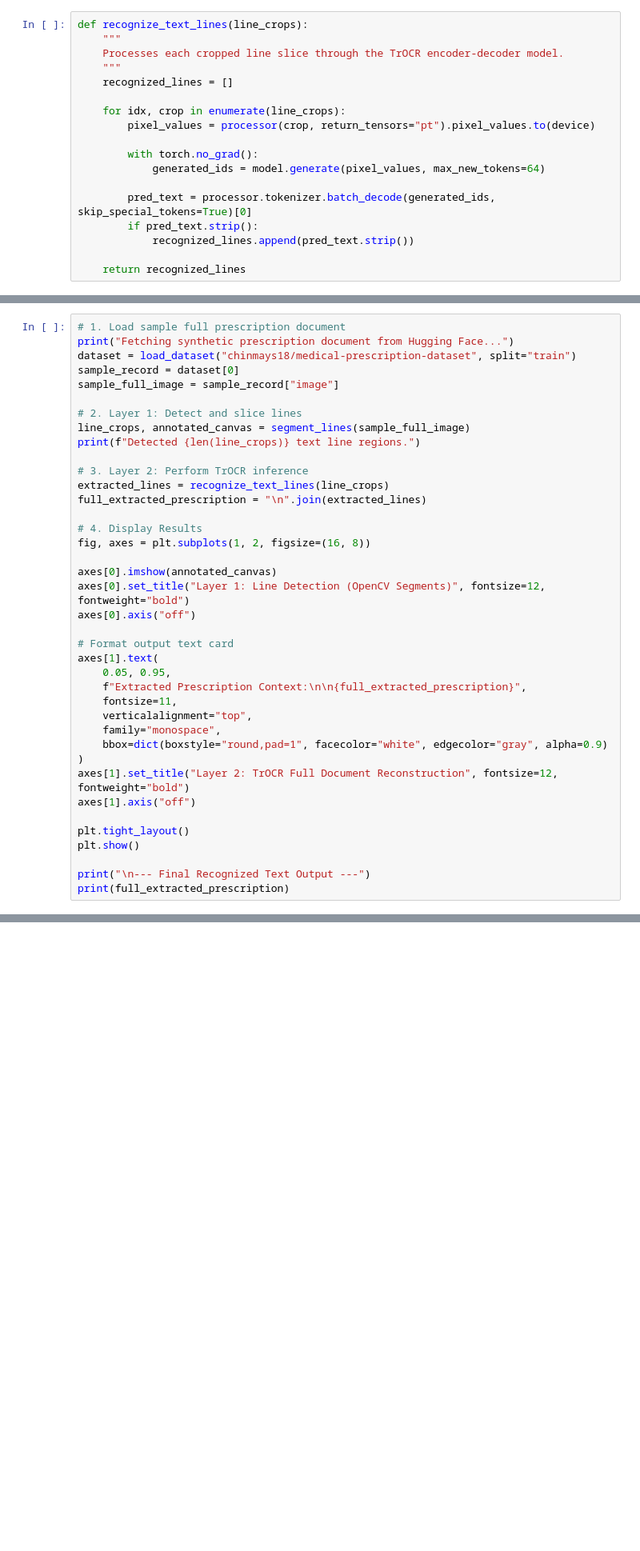
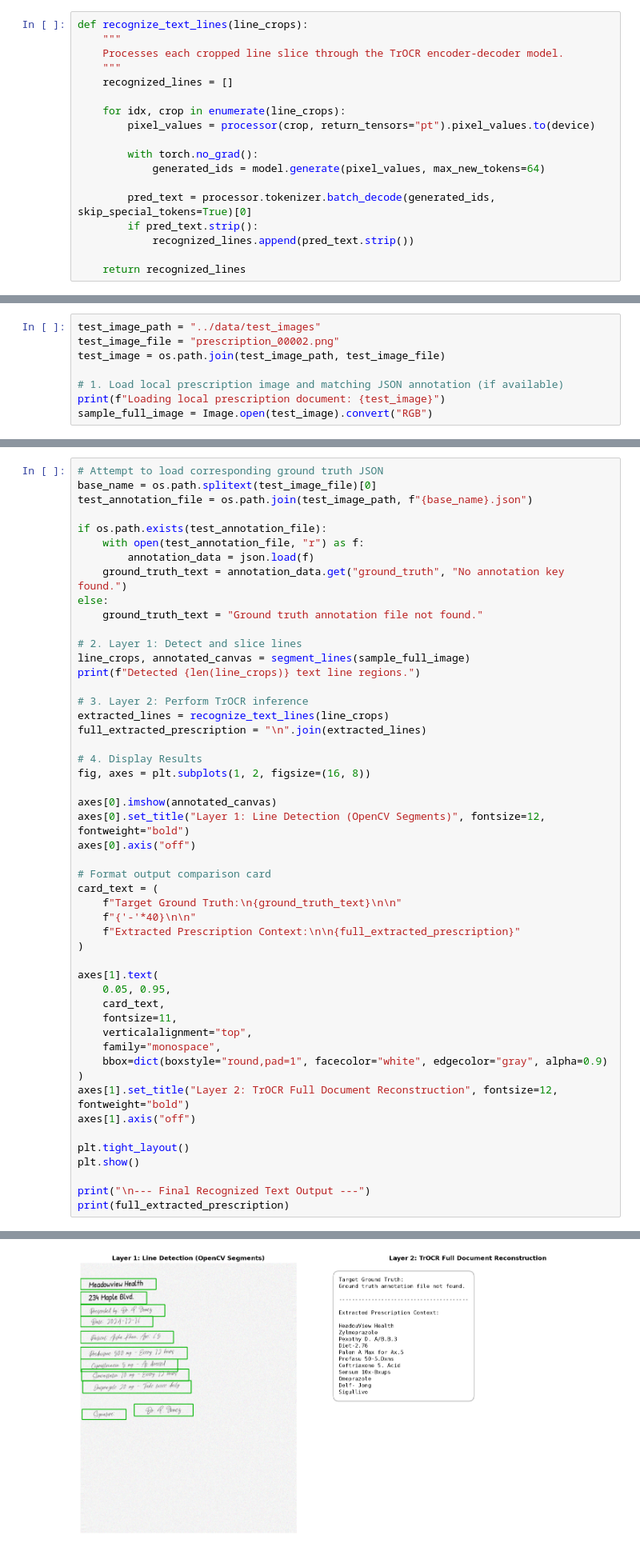
Before and after one commit to Rybus07/care-companion, a Jupyter notebook: notebooks/Testing Image-to-Text Model Pipeline.ipynb, the cells around one changed output, grey strips where cells are left out. Shown at 80% size. Saved outputs shown, nothing was run; the diff lists cells and outputs as text; blank space fills up the shorter version.

Commit message:
Adding Testing of Image-to-Text Model Pipeline

```diff
--- a/notebooks/Testing Image-to-Text Model Pipeline.ipynb
+++ b/notebooks/Testing Image-to-Text Model Pipeline.ipynb
@@ -133,0 +124,8 @@ KeyboardInterrupt:
+# %%
+test_image_path = "../data/test_images"
+test_image_file = "prescription_00002.png"
+test_image = os.path.join(test_image_path, test_image_file)
+
+# 1. Load local prescription image and matching JSON annotation (if available)
+print(f"Loading local prescription document: {test_image}")
+sample_full_image = Image.open(test_image).convert("RGB")
@@ -134,9 +136,14 @@ KeyboardInterrupt:
 # %%
-# 1. Load sample full prescription document
-print("Fetching synthetic prescription document from Hugging Face...")
-dataset = load_dataset("chinmays18/medical-prescription-dataset", split="train")
-sample_record = dataset[0]
-sample_full_image = sample_record["image"]
+# Attempt to load corresponding ground truth JSON
+base_name = os.path.splitext(test_image_file)[0]
+test_annotation_file = os.path.join(test_image_path, f"{base_name}.json")
+
+if os.path.exists(test_annotation_file):
+    with open(test_annotation_file, "r") as f:
+        annotation_data = json.load(f)
+    ground_truth_text = annotation_data.get("ground_truth", "No annotation key found.")
+else:
+    ground_truth_text = "Ground truth annotation file not found."
 
 # 2. Layer 1: Detect and slice lines
 line_crops, annotated_canvas = segment_lines(sample_full_image)
@@ -153,10 +160,16 @@ axes[0].imshow(annotated_canvas)
 axes[0].set_title("Layer 1: Line Detection (OpenCV Segments)", fontsize=12, fontweight="bold")
 axes[0].axis("off")
 
-# Format output text card
+# Format output comparison card
+card_text = (
+    f"Target Ground Truth:\n{ground_truth_text}\n\n"
+    f"{'-'*40}\n\n"
+    f"Extracted Prescription Context:\n\n{full_extracted_prescription}"
+)
+
 axes[1].text(
     0.05, 0.95,
-    f"Extracted Prescription Context:\n\n{full_extracted_prescription}",
+    card_text,
     fontsize=11,
     verticalalignment="top",
     family="monospace",
@@ -175,0 +199 @@ Fetching synthetic prescription document from Hugging Face...
+[figure, added]
```
Also changed, not shown: parts of 6 cells of this notebook, 1 other file.
